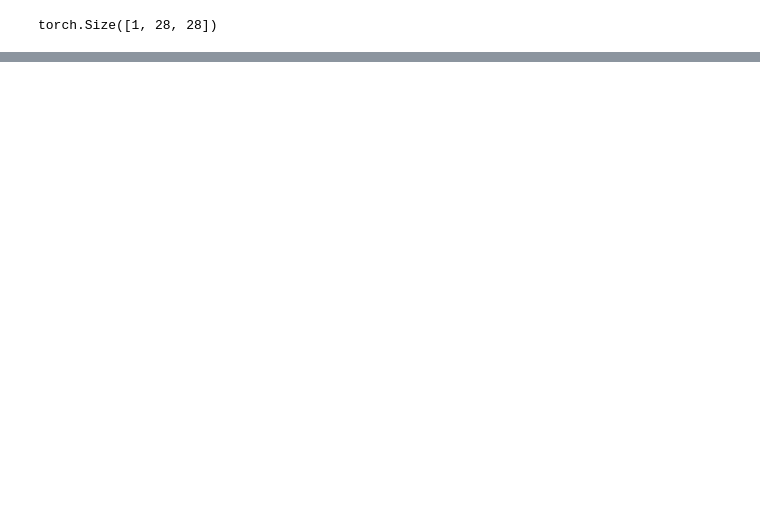
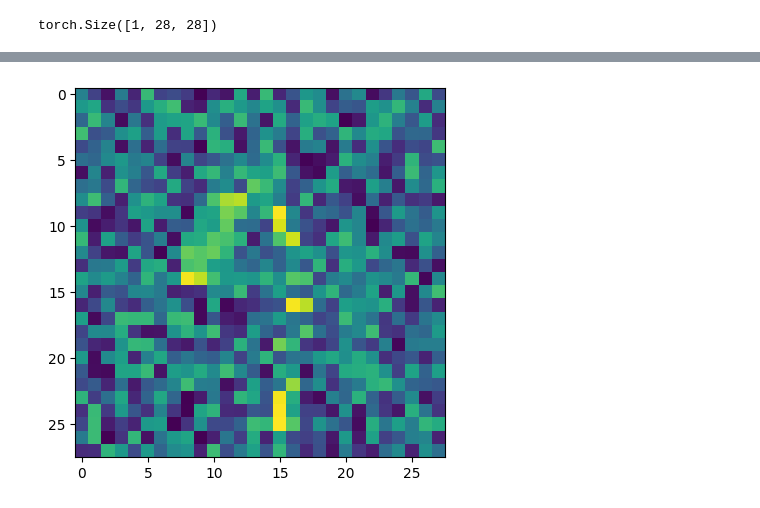
Before and after one commit to khongtrii/data_set, a Jupyter notebook: python_/_16/_16_DenoisingAutoencoder.ipynb, the cells around one changed output, grey strips where cells are left out. Cells and saved outputs as stored; diff of their text form; code cells hidden in the pictures; blank space fills up the shorter version.

```diff
--- a/python_/_16/_16_DenoisingAutoencoder.ipynb
+++ b/python_/_16/_16_DenoisingAutoencoder.ipynb
@@ -26,0 +49,4 @@ random_noise = torch.
+# %%
+denoise(images[1], 1000)
+# %% [output]
+[figure, added]
```
Also changed, not shown: parts of 10 cells of this notebook.
